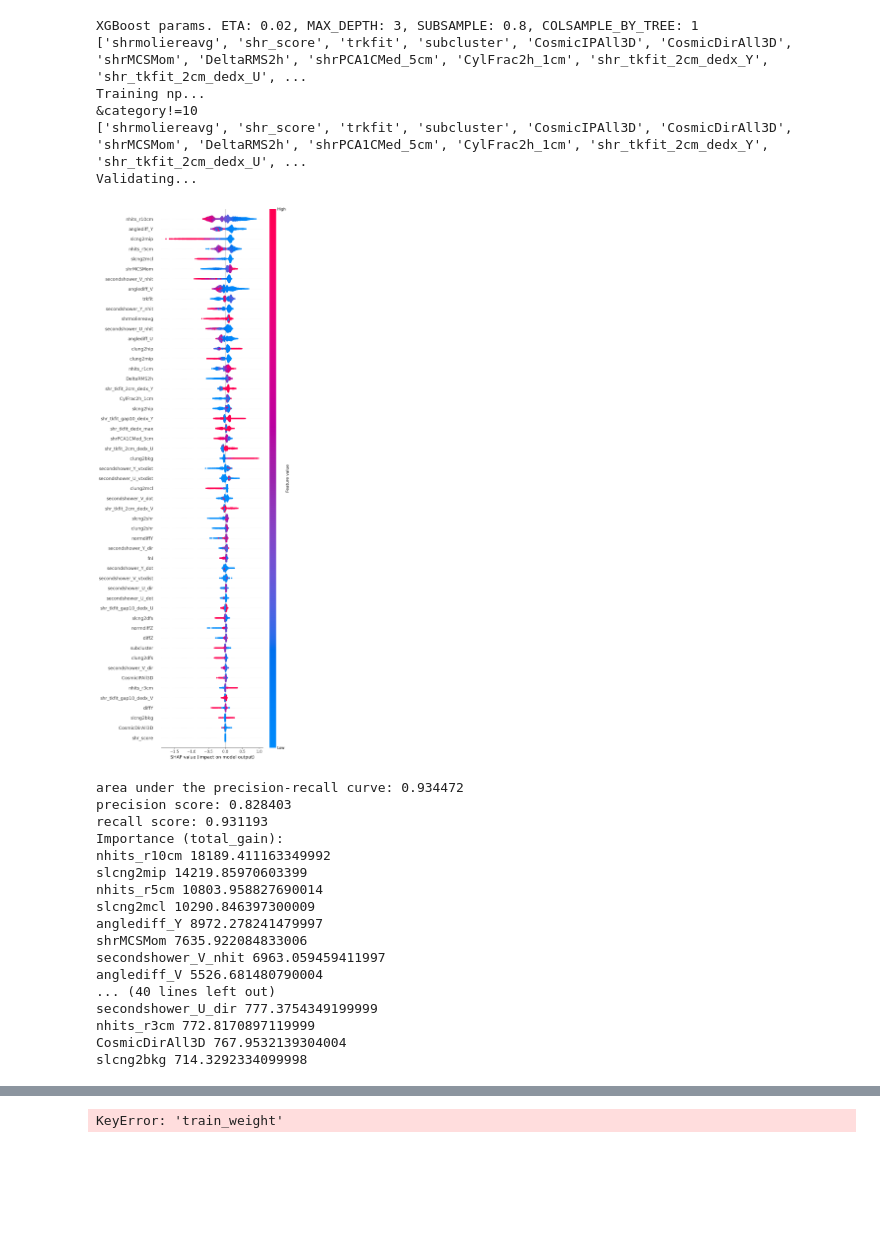
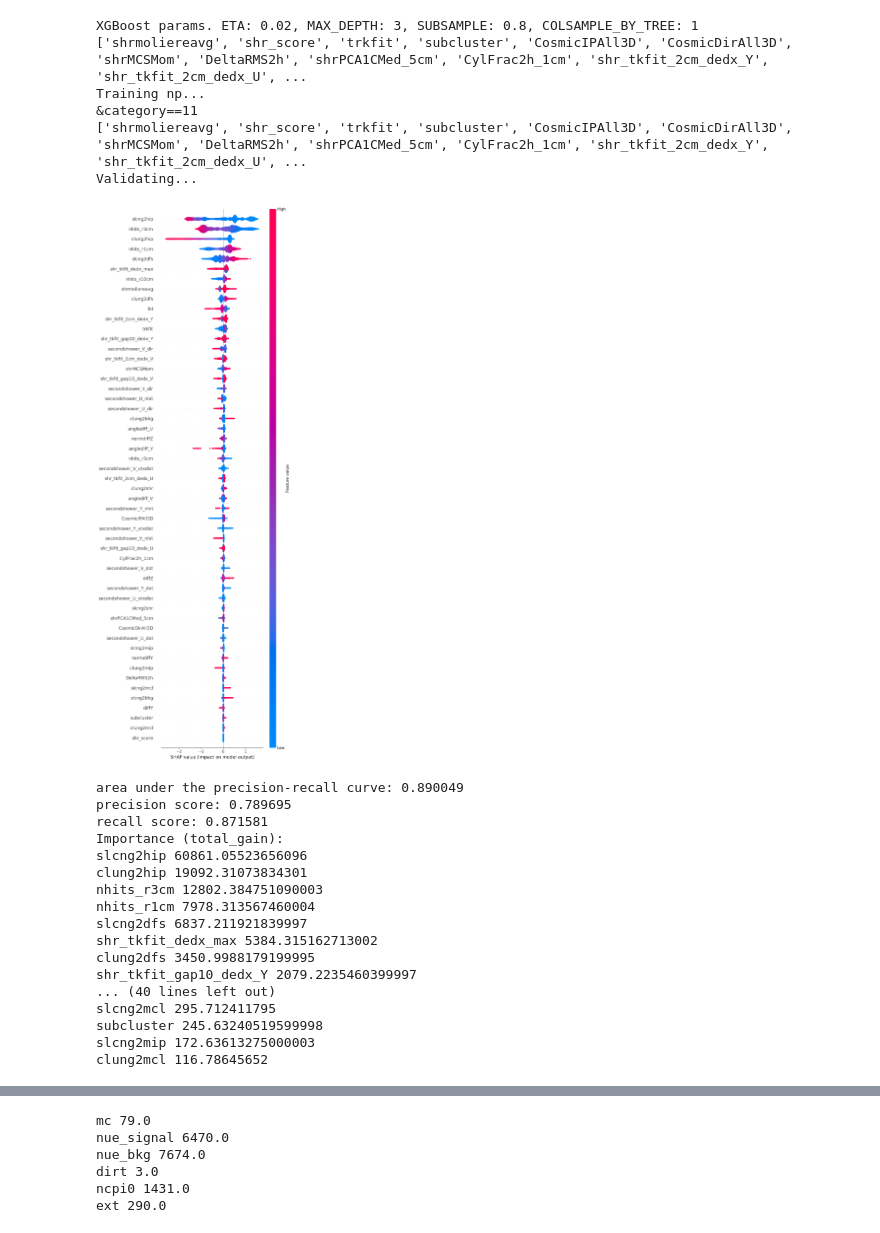
Before and after one commit to katepletcher/PELEE, a Jupyter notebook: MCC9.10_BDT_stacked.ipynb, the cells around one changed output, grey strips where cells are left out. Saved outputs shown, nothing was run; the diff lists cells and outputs as text; code cells hidden in the pictures; blank space fills up the shorter version.

```diff
--- a/MCC9.10_BDT_stacked.ipynb
+++ b/MCC9.10_BDT_stacked.ipynb
@@ -57,7 +54,9 @@ if split_type == 'simple':
     )
 
 if split_type == 'mcquery':
-    RUN = ["4a_nuepresel_querysplit","4b_nuepresel_querysplit","4c_nuepresel_querysplit","4d_nuepresel_querysplit","5_nuepresel_querysplit"]
+    # RUN = ["4a_nuepresel_querysplit","4b_nuepresel_querysplit","4c_nuepresel_querysplit","4d_nuepresel_querysplit","5_nuepresel_querysplit"]
+    # RUN = ["4a_zppresel_querysplit","4b_zppresel_querysplit","4c_zppresel_querysplit","4d_zppresel_querysplit","5_zppresel_querysplit"]
+    RUN = ["4a_zppresel","4b_zppresel","4c_zppresel","4d_zppresel","5_zppresel"]
     rundata, mc_weights, data_pot = load_runs(
         RUN,
         data="bnb",
@@ -141,9 +170,10 @@ if second_split_type == 'nuequery':
 # %%
 if second_split_type == 'nuequery':
     SIGNALQUERY = 'category == 10'
+    BKGQUERY = 'category != 10'
 
     nue_signal = test_nue.query(SIGNALQUERY)
-    nue_bkg = test_nue.query('~'+SIGNALQUERY)
+    nue_bkg = test_nue.query(BKGQUERY)
 
     train_nue_signal, test_nue_signal = train_test_split(nue_signal, test_size = 0.5, random_state=1990)
     train_nue_bkg, test_nue_bkg = train_test_split(nue_bkg, test_size = 0.5, random_state=1990)
@@ -403,7 +420,7 @@ PRESEL += ' and normdiffZ > -0.75 and normdiffZ < 0.75'
 PRESEL += ' and fnl > -200 and fnl < 50'
 
 PRESEL += ' and nonpi0_score > 0.6'
-PRESEL += ' and pi0_score > 0.4'
+PRESEL += ' and pi0_score > 0.35'
 
 my_booster.set_preselection(PRESEL)
 
@@ -413,7 +430,7 @@ for label, bkg_query in zip(nue_booster_stacked.labels, nue_booster_stacked.bkg_
 
     preds, gain_imp[label], evals_result, shap_values = my_booster.train_booster(ax, bkg_query)
 
-    with open(ls.pickle_path+'booster_%s_45_1011_0pnewloosesel_stackedNpBkg.pickle' % label, 'wb') as booster_file:
+    with open(ls.pickle_path+'booster_%s_45_10_0pnewloosesel_mcquery_npbkg.pickle' % label, 'wb') as booster_file:
         pickle.dump(preds, booster_file)
 
     #print(evals_result)
@@ -432,49 +449,49 @@ for label, bkg_query in zip(nue_booster_stacked.labels, nue_booster_stacked.bkg_
     ax2.plot(x_axis, evals_result['train']['error'], label='Train')
     ax2.plot(x_axis, evals_result['eval']['error'], label='Test')
     ax2.legend()
     plt.ylabel('Classification Error')
     plt.title('XGBoost Classification Error')
     plt.show()
     # plot auc
     fig3, ax3 = plt.subplots()
     ax3.plot(x_axis, evals_result['train']['auc'], label='Train')
     ax3.plot(x_axis, evals_result['eval']['auc'], label='Test')
     ax3.legend()
     plt.ylabel('Area Under Curve')
     plt.title('XGBoost Area Under Curve')
     plt.show()
 
 
 ax.set_ylim([0, 1.05])
 ax.set_xlim([0, 1.0])
 ax.set_xlabel('False Positive Rate')
 ax.set_ylabel('True Positive Rate')
 ax.set_title('ROC')
 ax.legend()
 fig.tight_layout()
 #fig.savefig(ls.plots_path+"roc_single.pdf")
 # %% [output]
 XGBoost params. ETA: 0.02, MAX_DEPTH: 3, SUBSAMPLE: 0.8, COLSAMPLE_BY_TREE: 1
 ['shrmoliereavg', 'shr_score', 'trkfit', 'subcluster', 'CosmicIPAll3D', 'CosmicDirAll3D', 'shrMCSMom', 'DeltaRMS2h', 'shrPCA1CMed_5cm', 'CylFrac2h_1cm', 'shr_tkfit_2cm_dedx_Y', 'shr_tkfit_2cm_dedx_U', ...
 Training np...
-&category!=10
+&category==11
 ['shrmoliereavg', 'shr_score', 'trkfit', 'subcluster', 'CosmicIPAll3D', 'CosmicDirAll3D', 'shrMCSMom', 'DeltaRMS2h', 'shrPCA1CMed_5cm', 'CylFrac2h_1cm', 'shr_tkfit_2cm_dedx_Y', 'shr_tkfit_2cm_dedx_U', ...
 Validating...
-[figure, old version]
+[figure, new version]
-area under the precision-recall curve: 0.934472
-precision score: 0.828403
-recall score: 0.931193
+area under the precision-recall curve: 0.890049
+precision score: 0.789695
+recall score: 0.871581
 Importance (total_gain):
-nhits_r10cm 18189.411163349992
-slcng2mip 14219.85970603399
-nhits_r5cm 10803.958827690014
-slcng2mcl 10290.846397300009
-anglediff_Y 8972.278241479997
-shrMCSMom 7635.922084833006
-secondshower_V_nhit 6963.059459411997
-anglediff_V 5526.681480790004
+slcng2hip 60861.05523656096
+clung2hip 19092.31073834301
+nhits_r3cm 12802.384751090003
+nhits_r1cm 7978.313567460004
+slcng2dfs 6837.211921839997
+shr_tkfit_dedx_max 5384.315162713002
+clung2dfs 3450.9988179199995
+shr_tkfit_gap10_dedx_Y 2079.2235460399997
 ... (40 lines left out)
-secondshower_U_dir 777.3754349199999
-nhits_r3cm 772.8170897119999
-CosmicDirAll3D 767.9532139304004
-slcng2bkg 714.3292334099998
+slcng2mcl 295.712411795
+subcluster 245.63240519599998
+slcng2mip 172.63613275000003
+clung2mcl 116.78645652
@@ -497,7 +514,12 @@ if second_split_type == 'nuequery':
     print('ncpi0',train_ncpi0_25p.query(PRESEL)["train_weight"].sum())
     print('ext',train_ext_25p.query(PRESEL)["train_weight"].sum())
 # %% [output]
-KeyError: 'train_weight'
+mc 79.0
+nue_signal 6470.0
+nue_bkg 7674.0
+dirt 3.0
+ncpi0 1431.0
+ext 290.0
 # %%
 if second_split_type == 'simple':
     print('mc',test_nu_25p.query(PRESEL)["train_weight"].sum())
```
Also changed, not shown: parts of 8 cells of this notebook, 10 other files.
